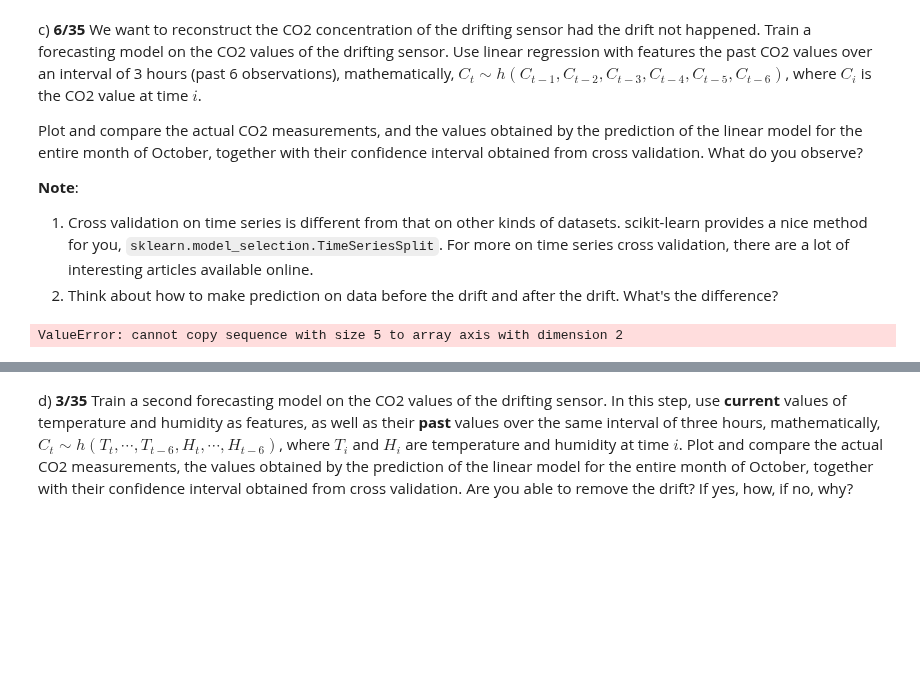
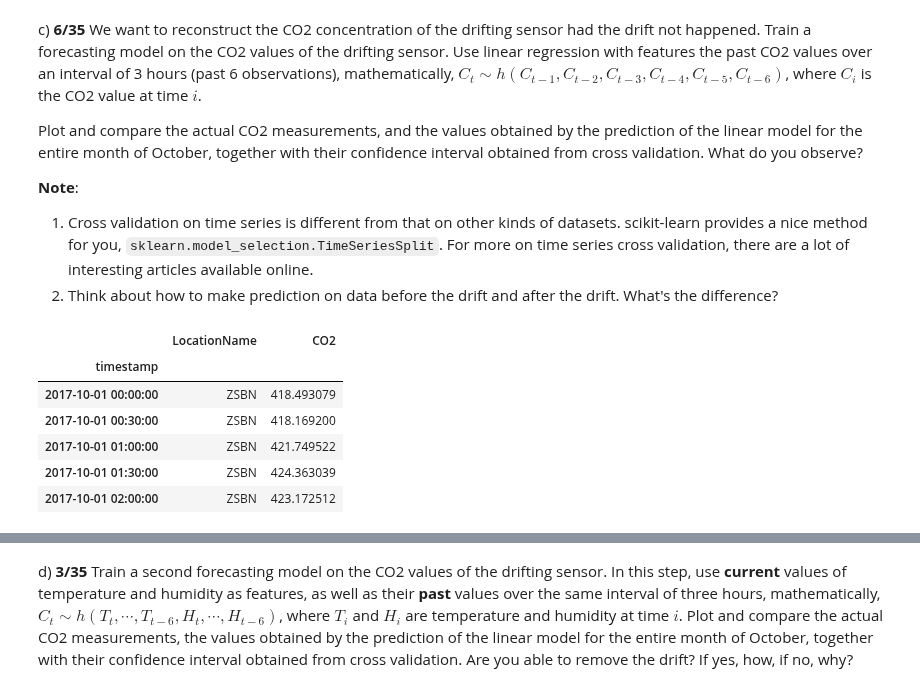
Before and after one commit to FurkanKarakas/dslab-homework-2, a Jupyter notebook: notebooks/DSLab_homework-2.ipynb, the cells around one changed output, grey strips where cells are left out. Saved outputs shown, nothing was run; the diff lists cells and outputs as text; code cells hidden in the pictures; blank space fills up the shorter version.

```diff
--- a/notebooks/DSLab_homework-2.ipynb
+++ b/notebooks/DSLab_homework-2.ipynb
@@ -446,15 +445,21 @@ Plot and compare the actual CO2 measurements, and the values obtained by the pre
 __Note__:
 1. Cross validation on time series is different from that on other kinds of datasets. scikit-learn provides a nice method for you, `sklearn.model_selection.TimeSeriesSplit`. For more on time series cross validation, there are a lot of interesting articles available online.
 2. Think about how to make prediction on data before the drift and after the drift. What's the difference?
+# %%
+df_co2_zsbn.head()
+# %% [output]
+|  | LocationName | CO2 |
+| timestamp |  |  |
+| 2017-10-01 00:00:00 | ZSBN | 418.493079 |
+| 2017-10-01 00:30:00 | ZSBN | 418.169200 |
+| 2017-10-01 01:00:00 | ZSBN | 421.749522 |
+| 2017-10-01 01:30:00 | ZSBN | 424.363039 |
+| 2017-10-01 02:00:00 | ZSBN | 423.172512 |
 # %%
-    num_points_CO2 = 5
-    X = np.zeros((len(data_CO2)-num_points_CO2, num_points_CO2))
-    y = np.zeros((len(data_CO2)-num_points_CO2, 1))
-
-    for i in range(len(data_CO2)-num_points_CO2):
-        X[i, :] = np.asarray([data_CO2[i:i+num_points_CO2]])
-        y[i] = data_CO2[i+num_points_CO2]
-
-    return X, y
+df_co2_zsbn
+datasize = len(df_co2_zsbn)- 5
+X = np.zeros((datasize, 5))
+y = np.zeros((datasize, 1))
+for i in range(datasize):
+        X[i, :] = np.asarray([df_co2_zsbn["CO2"][i:i+5]])
+        y[i] = df_co2_zsbn["CO2"][i+5]
-# %% [output]
-ValueError: cannot copy sequence with size 5 to array axis with dimension 2
```
Also changed, not shown: parts of 9 cells of this notebook.
